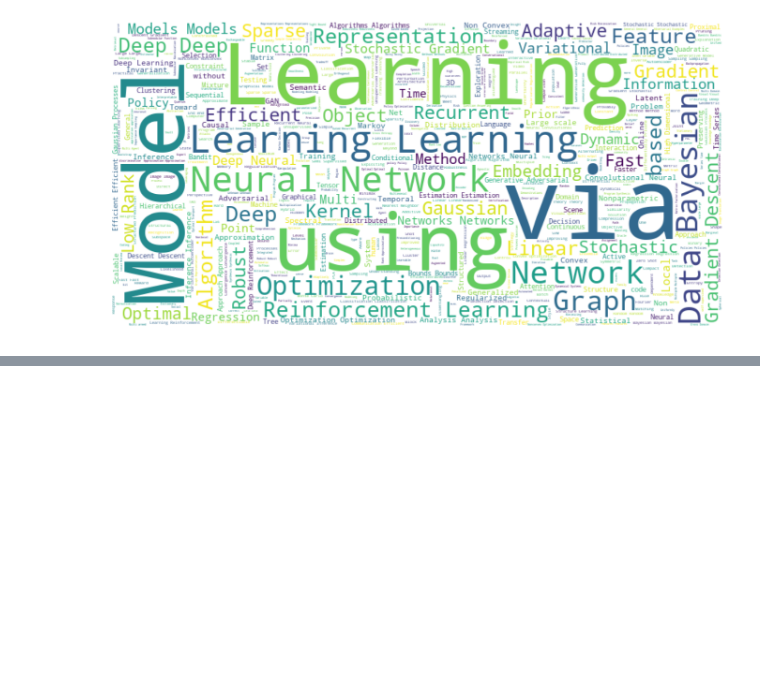
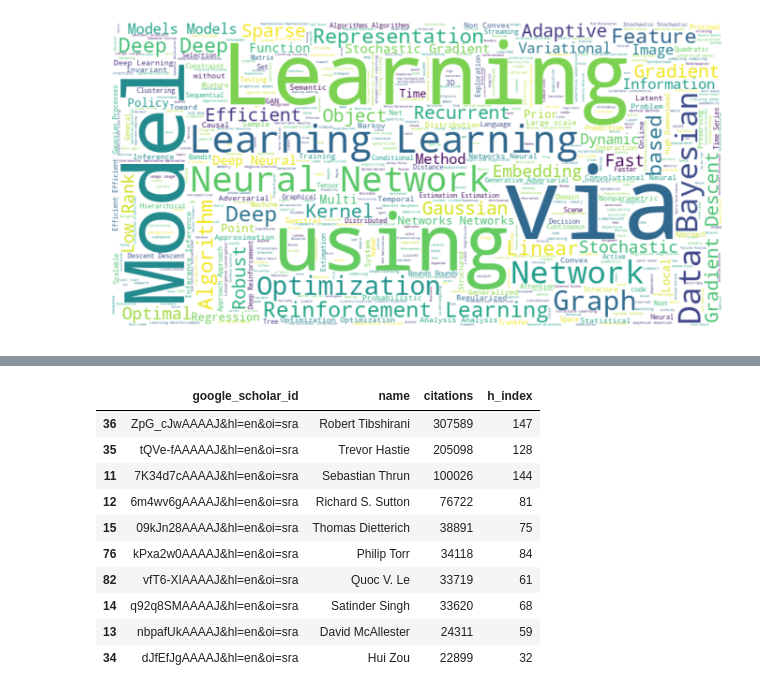
Before and after one commit to tsyurmasto/WebScrapingProject, a Jupyter notebook: main.ipynb, the cells around one changed output, grey strips where cells are left out. Saved outputs shown, nothing was run; the diff lists cells and outputs as text; code cells hidden in the pictures; blank space fills up the shorter version.

```diff
--- a/main.ipynb
+++ b/main.ipynb
@@ -197,0 +210,17 @@ KeyboardInterrupt:
+# %%
+# authors
+authors = pd.read_csv('authors.csv')
+for col in ['citations','h_index']: authors.loc[:,col] = authors.loc[:,col].apply(int)
+authors.drop_duplicates().sort_values('citations',ascending=False).head(10)
+# %% [output]
+|  | google_scholar_id | name | citations | h_index |
+| 36 | ZpG_cJwAAAAJ&hl=en&oi=sra | Robert Tibshirani | 307589 | 147 |
+| 35 | tQVe-fAAAAAJ&hl=en&oi=sra | Trevor Hastie | 205098 | 128 |
+| 11 | 7K34d7cAAAAJ&hl=en&oi=sra | Sebastian Thrun | 100026 | 144 |
+| 12 | 6m4wv6gAAAAJ&hl=en&oi=sra | Richard S. Sutton | 76722 | 81 |
+| 15 | 09kJn28AAAAJ&hl=en&oi=sra | Thomas Dietterich | 38891 | 75 |
+| 76 | kPxa2w0AAAAJ&hl=en&oi=sra | Philip Torr | 34118 | 84 |
+| 82 | vfT6-XIAAAAJ&hl=en&oi=sra | Quoc V. Le | 33719 | 61 |
+| 14 | q92q8SMAAAAJ&hl=en&oi=sra | Satinder Singh | 33620 | 68 |
+| 13 | nbpafUkAAAAJ&hl=en&oi=sra | David McAllester | 24311 | 59 |
+| 34 | dJfEfJgAAAAJ&hl=en&oi=sra | Hui Zou | 22899 | 32 |
```
Also changed, not shown: parts of 18 cells of this notebook, 5 other files.
